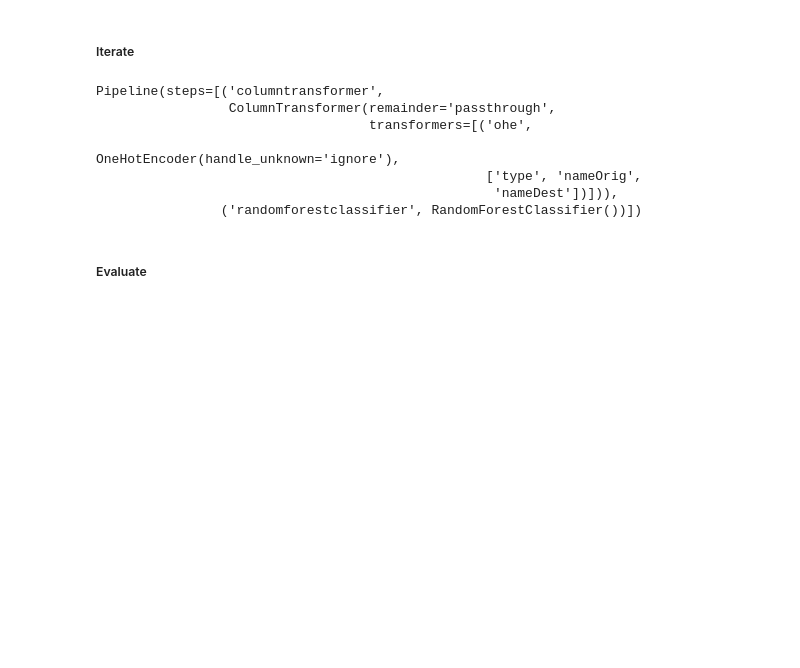
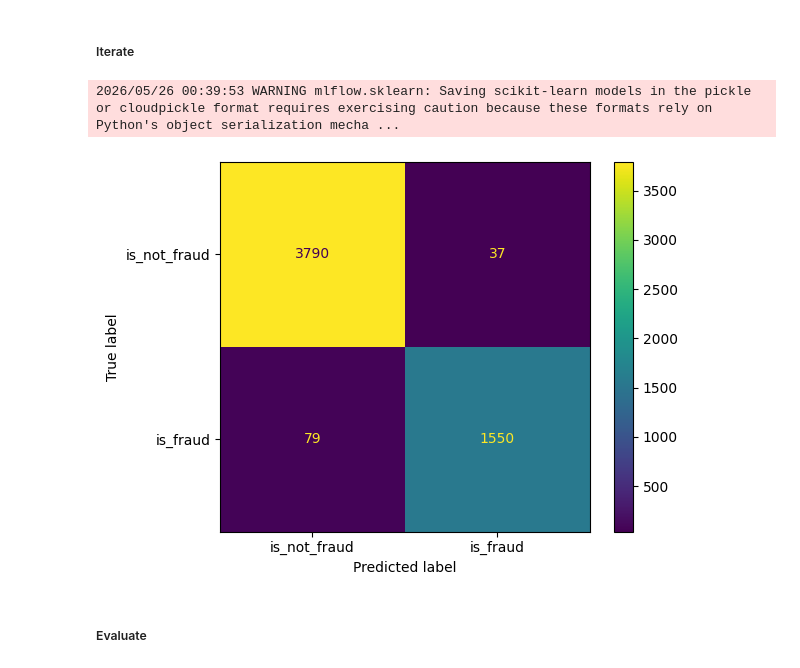
Before and after one commit to Inchtechs-s/fraud-mlops-demo, a Jupyter notebook: src/notebooks/fraud_detection_model.ipynb, the cells around one changed output. Saved outputs shown, nothing was run; the diff lists cells and outputs as text; code cells hidden in the pictures; blank space fills up the shorter version.

Commit message:
[update] add mlflow in the notebook

```diff
--- a/src/notebooks/fraud_detection_model.ipynb
+++ b/src/notebooks/fraud_detection_model.ipynb
@@ -20,9 +22,10 @@ import mlflow
 # %%
 DATAPATH = "../../data/data.pkl"
 EXP_NAME = "fraud_detection"
-MODEL_NAME = "fraud_detection_"
+MODEL_NAME = "fraud_detector"
 MLFLOW_URI = "http://127.0.0.1:5000/"
-MLFLOW_DB = "../../data/mlflow/fraud_detection.db"
+MLFLOW_DB = "sqlite:///../../data/mlflow/fraud_detection.db"
+ARTIFACT_PATH = f"file://{os.path.abspath('../../data/mlflow/artifacts')}"
 RANDOM_STATE = 42
 # %% [markdown]
 ### Read Data
@@ -144,15 +192,12 @@ rf_pipe = make_pipeline(
 # %% [markdown]
 ##### Iterate
 # %%
-rf_pipe.fit(X_train, y_train)
+run_name = "random_forest"
+
+tracking_expirement(run_name, MODEL_NAME, rf_pipe, X_train=X_train, X_test=X_test)
 # %% [output]
-Pipeline(steps=[('columntransformer',
-                 ColumnTransformer(remainder='passthrough',
-                                   transformers=[('ohe',
-                                                  OneHotEncoder(handle_unknown='ignore'),
-                                                  ['type', 'nameOrig',
-                                                   'nameDest'])])),
-                ('randomforestclassifier', RandomForestClassifier())])
+2026/05/26 00:39:53 WARNING mlflow.sklearn: Saving scikit-learn models in the pickle or cloudpickle format requires exercising caution because these formats rely on Python's object serialization mecha ...
+[figure, added]
 # %% [markdown]
 ##### Evaluate
 # %%
```
Also changed, not shown: parts of 7 cells of this notebook, 1 other file.
